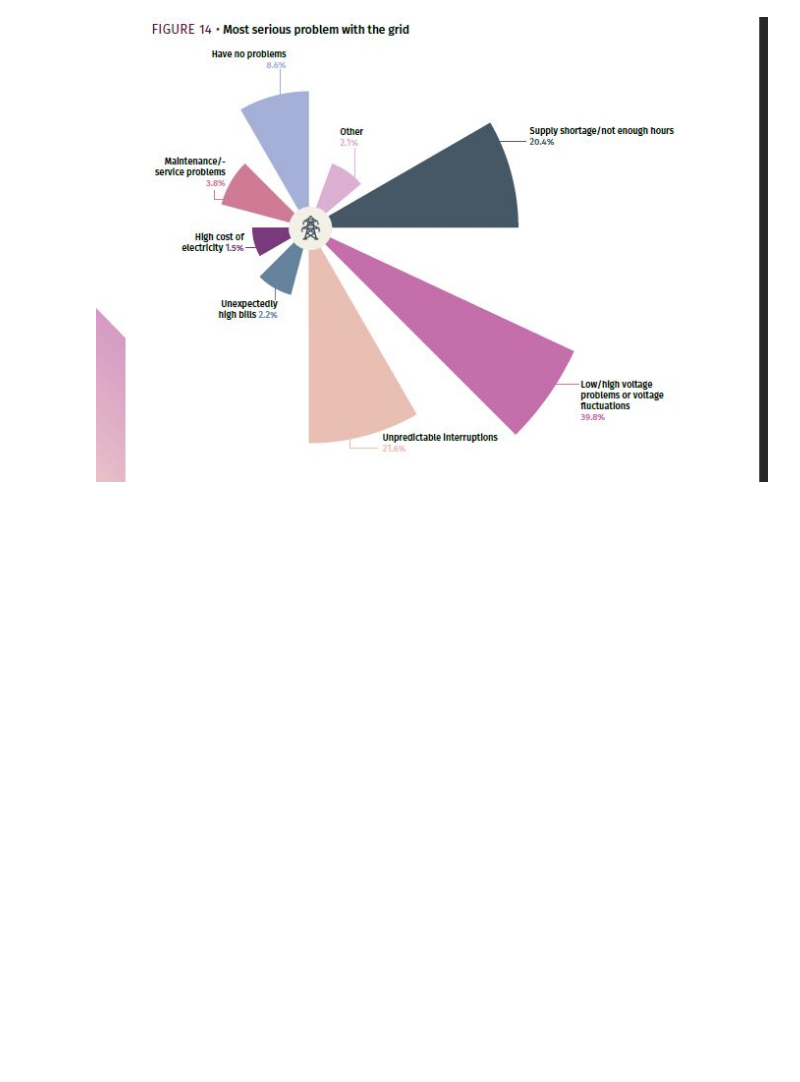
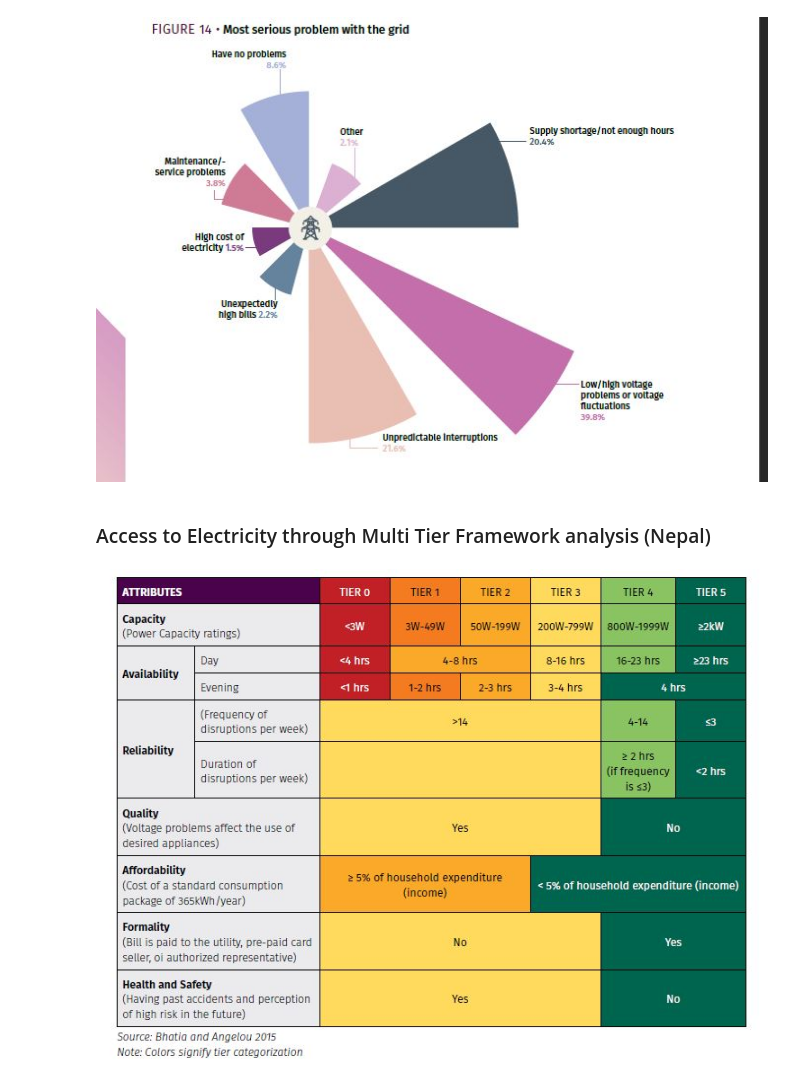
Before and after one commit to alfonsocaiazzo/esmap-mtf-data, a Jupyter notebook: Nepal/Nepal_Energy_Access_Analysis.ipynb, the cells around one changed output. Cells and saved outputs as stored; diff of their text form; code cells hidden in the pictures; blank space fills up the shorter version.

Commit message:
added binary electricity access and most serious problem
added binary electricity access and started MTF analysis.

```diff
--- a/Nepal/Nepal_Energy_Access_Analysis.ipynb
+++ b/Nepal/Nepal_Energy_Access_Analysis.ipynb
@@ -380,3 +380,9 @@ Most serious problem from ESMAP report
 Image('references/most_serious_grid_problem.JPG')
 # %% [output]
 [figure]
+# %% [markdown]
+### Access to Electricity through Multi Tier Framework analysis (Nepal)
+# %%
+Image("references/MTF_Criteria_Nepal.JPG")
+# %% [output]
+[figure, added]
```
Also changed, not shown: parts of 7 cells of this notebook, 9 other files.
